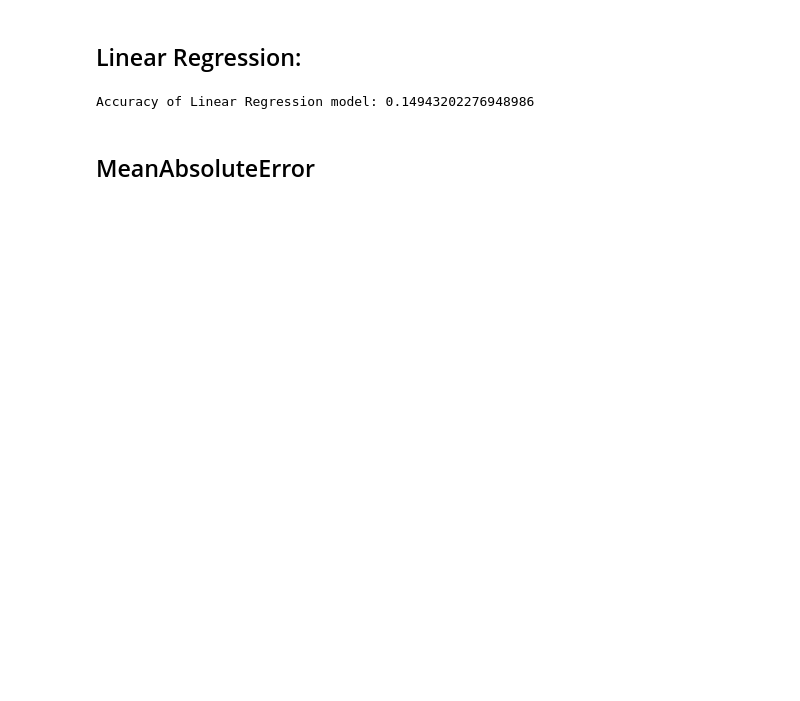
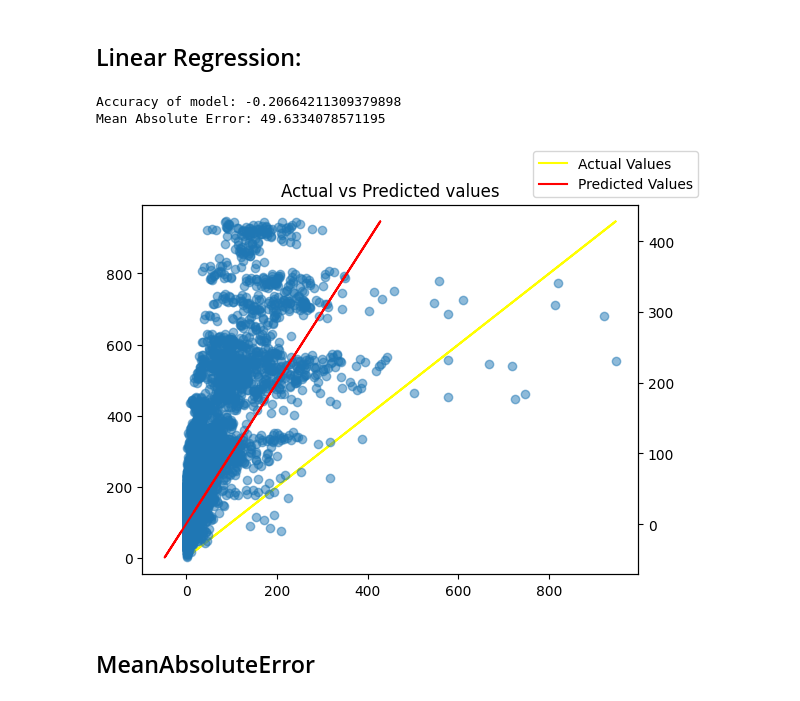
Before and after one commit to FarazRazi/Uber-Demand-Supply-Forecasting-with-AI, a Jupyter notebook: src/main.ipynb, the cells around one changed output. Drawn from its saved outputs; the diff is of its cells as text; code cells hidden in the pictures; blank space fills up the shorter version.

Commit message:
Added TestSet Prediction - processed testSet - predicted supply values - plotted predicted vs actual - absMean() for all models - formated Code

```diff
--- a/src/main.ipynb
+++ b/src/main.ipynb
@@ -4,32 +9,61 @@
 ## Linear Regression:
 # %%
 from sklearn.linear_model import LinearRegression
-from sklearn.model_selection import train_test_split
-from sklearn.metrics import r2_score
-import pandas as pd
 
 # Read the CSV file
 data = pd.read_csv('../dataset/processedData/orders_weather_cluster_map_poi.csv')
 
+# laod test data
+test_data = pd.read_csv('../dataset/processedData/orders_weather_cluster_map_poi_test.csv')
+
+
+# variables : time_slot,weekday,order_gap,supply,demand,temperature,pm25,region_id,poi_ids
+# dependent variable: order_gap, supply, demand
+# independent variables: time_slot,weekday,temperature,pm25,region_id,poi_ids
+
 # Split the data into independent and dependent variables
-X = data.iloc[:, :-1].values
-y = data.iloc[:, -1].values
+X = data[['time_slot','weekday','temperature','pm25','poi_ids']]
+y = data['supply']
 
-# Split the data into training and testing sets
-X_train, X_test, y_train, y_test = train_test_split(X, y, test_size=0.2, random_state=0)
 
 # Create a Linear Regression model and fit the data
-lr = LinearRegression()
-lr.fit(X_train, y_train)
+model = LinearRegression()
+model.fit(X, y)
 
 # Predict the values for the test set
-y_pred = lr.predict(X_test)
+y_pred = model.predict(test_data[['time_slot','weekday','temperature','pm25','poi_ids']])
+
 
 # Compute the R-squared score for the Linear Regression model
-accuracy = r2_score(y_test, y_pred)
-print("Accuracy of Linear Regression model:", accuracy)
+accuracy = r2_score(test_data['supply'], y_pred)
+
+# Print the accuracy
+print("Accuracy of model:", accuracy)
+
+# Calculate the mean absolute error
+mae = np.mean(np.abs(test_data['supply'] - y_pred))
+
+# Print the result
+print('Mean Absolute Error:', mae)
 # %% [output]
-Accuracy of Linear Regression model: 0.14943202276948986
+Accuracy of model: -0.20664211309379898
+Mean Absolute Error: 49.6334078571195
+# %%
+# Plot the predicted values against the actual values in line plot
+fig, ax1 = plt.subplots()
+
+ax1.plot(test_data['supply'], test_data['supply'], color='yellow', label='Actual Values')
+
+ax2 = ax1.twinx()
+
+ax2.plot(y_pred, y_pred, color='red', label='Predicted Values')
+
+plt.title("Actual vs Predicted values")
+plt.scatter(test_data['supply'], y_pred, alpha=0.5)
+fig.legend()
+plt.show()
+# %% [output]
+[figure, added]
 # %% [markdown]
 ## MeanAbsoluteError
 # %%
```
Also changed, not shown: parts of 12 cells of this notebook, 5 other files.
